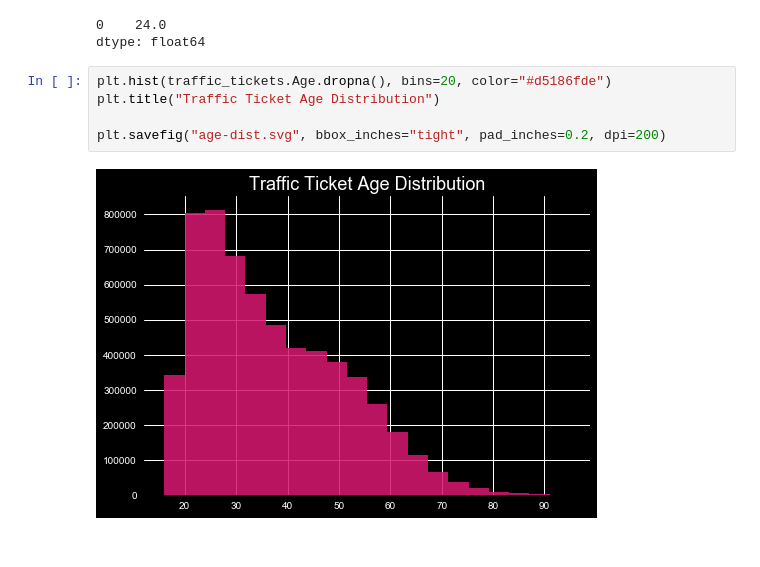
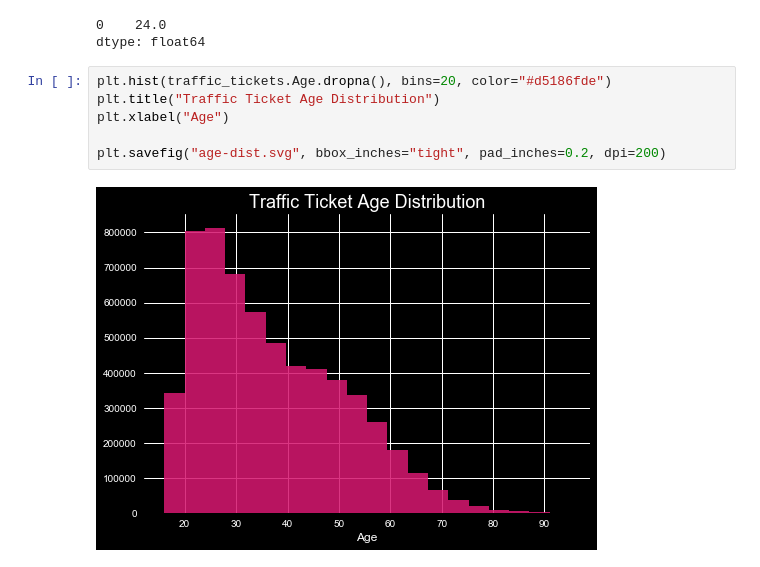
Before and after one commit to dacrands/traffic-ticket-data, a Jupyter notebook: traffic-data.ipynb, the cells around one changed output. Cells and saved outputs as stored; diff of their text form.

```diff
--- a/traffic-data.ipynb
+++ b/traffic-data.ipynb
@@ -403,7 +409,8 @@ dtype: float64
 # %%
 plt.hist(traffic_tickets.Age.dropna(), bins=20, color="#d5186fde")
 plt.title("Traffic Ticket Age Distribution")
+plt.xlabel("Age")
 
 plt.savefig("age-dist.svg", bbox_inches="tight", pad_inches=0.2, dpi=200)
 # %% [output]
-[figure, old version]
+[figure, new version]
```
Also changed, not shown: parts of 8 cells of this notebook, 3 other files.
